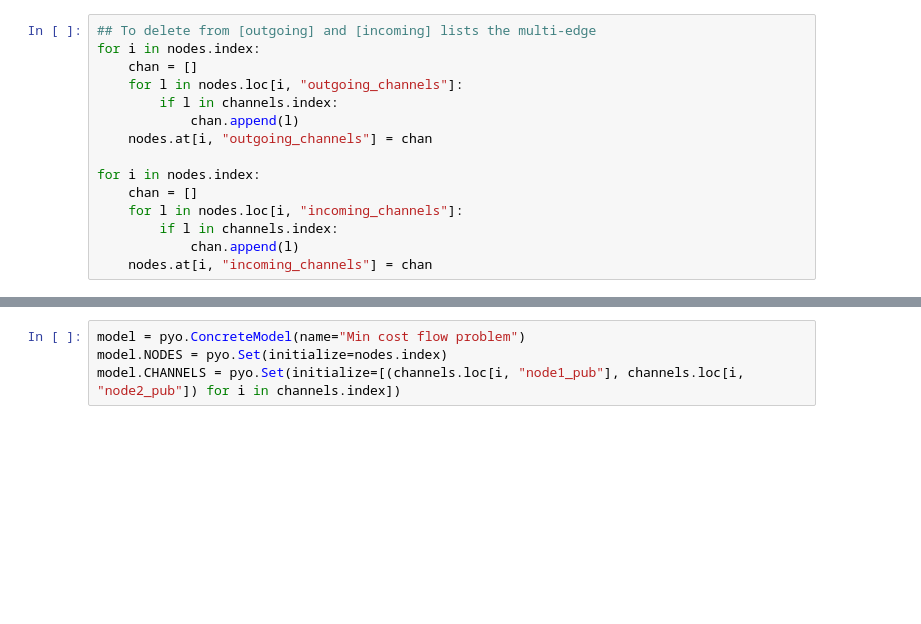
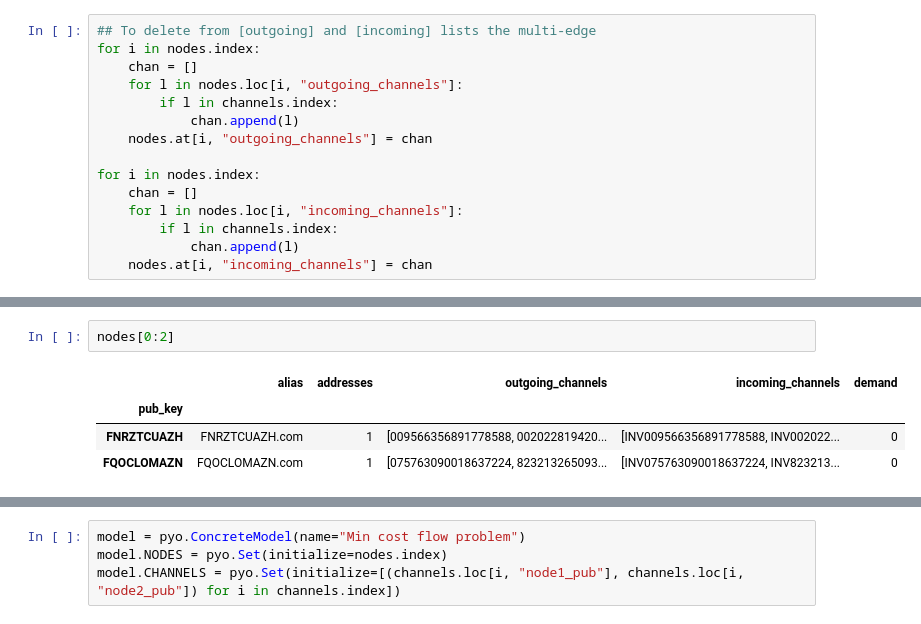
Before and after one commit to FiliTol/LN-pathfinding, a Jupyter notebook: scripts/mock/mockBIG.ipynb, the cells around one changed output, grey strips where cells are left out. Drawn from its saved outputs; the diff is of its cells as text; blank space fills up the shorter version.

```diff
--- a/scripts/mock/mockBIG.ipynb
+++ b/scripts/mock/mockBIG.ipynb
@@ -68,0 +81,7 @@ for i in nodes.index:
+# %%
+nodes[0:2]
+# %% [output]
+|  | alias | addresses | outgoing_channels | incoming_channels | demand |
+| pub_key |  |  |  |  |  |
+| FNRZTCUAZH | FNRZTCUAZH.com | 1 | [009566356891778588, 002022819420... | [INV009566356891778588, INV002022... | 0 |
+| FQOCLOMAZN | FQOCLOMAZN.com | 1 | [075763090018637224, 823213265093... | [INV075763090018637224, INV823213... | 0 |
```
Also changed, not shown: parts of 10 cells of this notebook.
